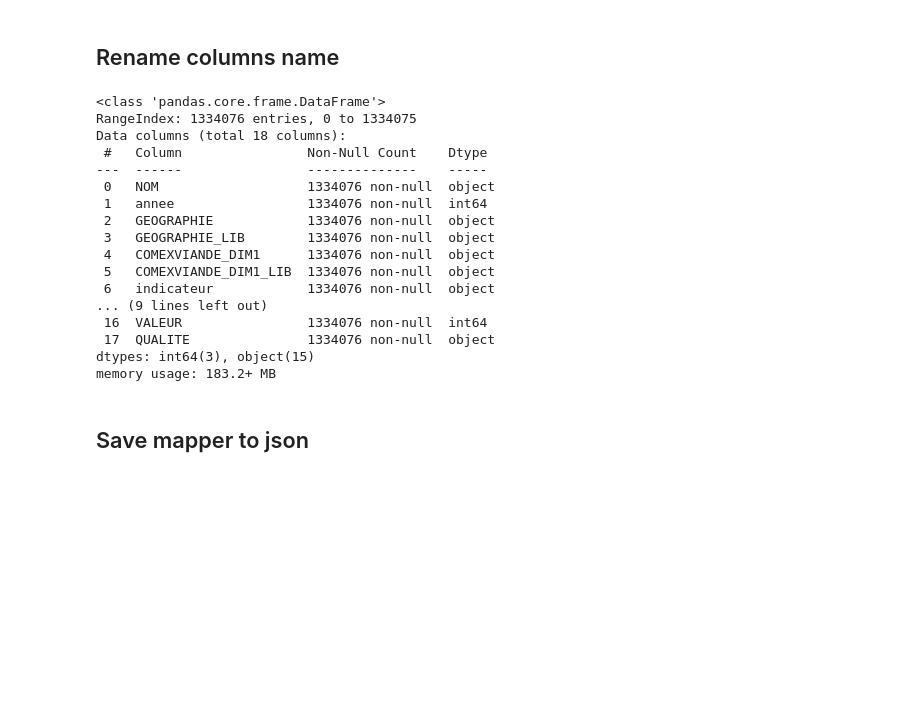
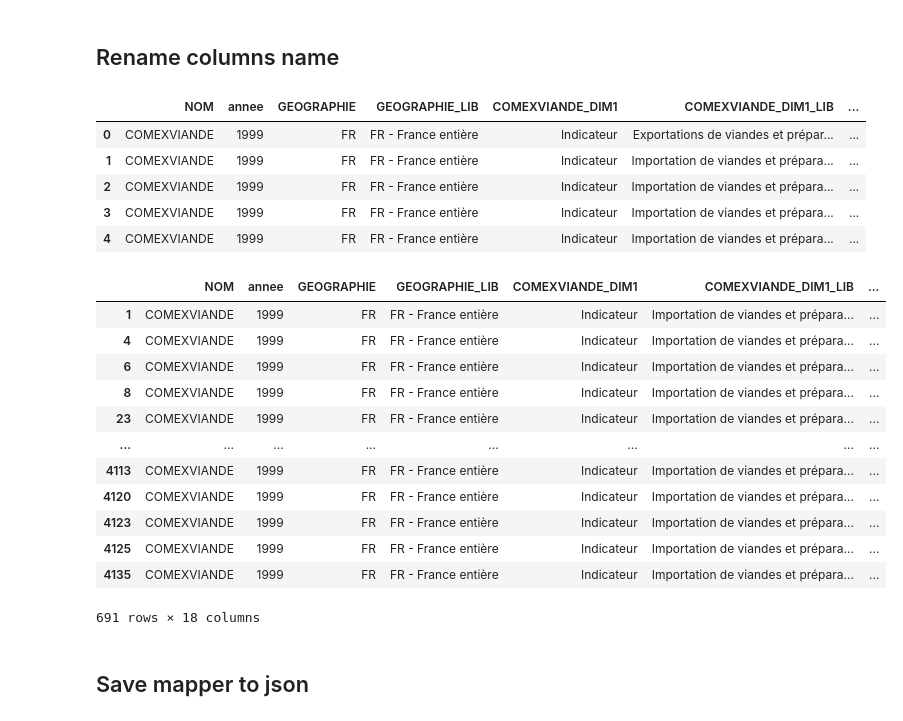
Before and after one commit to youchen-363/consommation-produits-animaliers, a Jupyter notebook: data_processing/analysis.ipynb, the cells around one changed output. Drawn from its saved outputs; the diff is of its cells as text; code cells hidden in the pictures; blank space fills up the shorter version.

```diff
--- a/data_processing/analysis.ipynb
+++ b/data_processing/analysis.ipynb
@@ -3,11 +3,9 @@ import pandas as pd
 from pathlib import Path
 # %%
 path = Path("../resources/graph3")
-csv_path = path / "graph3.csv"
+csv_path = path / "FDS_COMEXVIANDE_1999.csv"
 # %%
 df = pd.read_csv(csv_path, sep=";", decimal=",", dtype={
-    "COMEXVIANDE_DIM1_MOD": str,
-    "COMEXVIANDE_DIM2_MOD": str,
     "N053_MOD": str,
     "N500_MOD": str,
 })
@@ -238,31 +231,36 @@ Strict 1-to-1 type de viande: True
 # %%
 df = df.rename(columns={
     "ANNREF": "annee",
-    "COMEXVIANDE_DIM1_MOD": "indicateur",
-    "COMEXVIANDE_DIM2_MOD": "pays_d_echange",
-    "N500_MOD": "type_de_viande",
-    "N053_MOD": "periodicite"
+    "COMEXVIANDE_DIM2_MOD": "pays",
+    "N500_MOD": "type",
+    "VALEUR": "valeur"
 })
 # %%
-df.info()
+df.head()
 # %% [output]
-<class 'pandas.core.frame.DataFrame'>
-RangeIndex: 1334076 entries, 0 to 1334075
-Data columns (total 18 columns):
- #   Column                Non-Null Count    Dtype
----  ------                --------------    -----
- 0   NOM                   1334076 non-null  object
- 1   annee                 1334076 non-null  int64
- 2   GEOGRAPHIE            1334076 non-null  object
- 3   GEOGRAPHIE_LIB        1334076 non-null  object
- 4   COMEXVIANDE_DIM1      1334076 non-null  object
- 5   COMEXVIANDE_DIM1_LIB  1334076 non-null  object
- 6   indicateur            1334076 non-null  object
-... (9 lines left out)
- 16  VALEUR                1334076 non-null  int64
- 17  QUALITE               1334076 non-null  object
-dtypes: int64(3), object(15)
-memory usage: 183.2+ MB
+|  | NOM | annee | GEOGRAPHIE | GEOGRAPHIE_LIB | COMEXVIANDE_DIM1 | COMEXVIANDE_DIM1_LIB | ... |
+| 0 | COMEXVIANDE | 1999 | FR | FR - France entière | Indicateur | Exportations de viandes et prépar... | ... |
+| 1 | COMEXVIANDE | 1999 | FR | FR - France entière | Indicateur | Importation de viandes et prépara... | ... |
+| 2 | COMEXVIANDE | 1999 | FR | FR - France entière | Indicateur | Importation de viandes et prépara... | ... |
+| 3 | COMEXVIANDE | 1999 | FR | FR - France entière | Indicateur | Importation de viandes et prépara... | ... |
+| 4 | COMEXVIANDE | 1999 | FR | FR - France entière | Indicateur | Importation de viandes et prépara... | ... |
+# %%
+df = df[(df["N053_MOD"] == 0) & (df["COMEXVIANDE_DIM1_MOD"] == 2)]
+df
+# %% [output]
+|  | NOM | annee | GEOGRAPHIE | GEOGRAPHIE_LIB | COMEXVIANDE_DIM1 | COMEXVIANDE_DIM1_LIB | ... |
+| 1 | COMEXVIANDE | 1999 | FR | FR - France entière | Indicateur | Importation de viandes et prépara... | ... |
+| 4 | COMEXVIANDE | 1999 | FR | FR - France entière | Indicateur | Importation de viandes et prépara... | ... |
+| 6 | COMEXVIANDE | 1999 | FR | FR - France entière | Indicateur | Importation de viandes et prépara... | ... |
+| 8 | COMEXVIANDE | 1999 | FR | FR - France entière | Indicateur | Importation de viandes et prépara... | ... |
+| 23 | COMEXVIANDE | 1999 | FR | FR - France entière | Indicateur | Importation de viandes et prépara... | ... |
+| ... | ... | ... | ... | ... | ... | ... | ... |
+| 4113 | COMEXVIANDE | 1999 | FR | FR - France entière | Indicateur | Importation de viandes et prépara... | ... |
+| 4120 | COMEXVIANDE | 1999 | FR | FR - France entière | Indicateur | Importation de viandes et prépara... | ... |
+| 4123 | COMEXVIANDE | 1999 | FR | FR - France entière | Indicateur | Importation de viandes et prépara... | ... |
+| 4125 | COMEXVIANDE | 1999 | FR | FR - France entière | Indicateur | Importation de viandes et prépara... | ... |
+| 4135 | COMEXVIANDE | 1999 | FR | FR - France entière | Indicateur | Importation de viandes et prépara... | ... |
+691 rows × 18 columns
 # %% [markdown]
 ## Save mapper to json
 # %%
```
Also changed, not shown: parts of 11 cells of this notebook, 5 other files.
